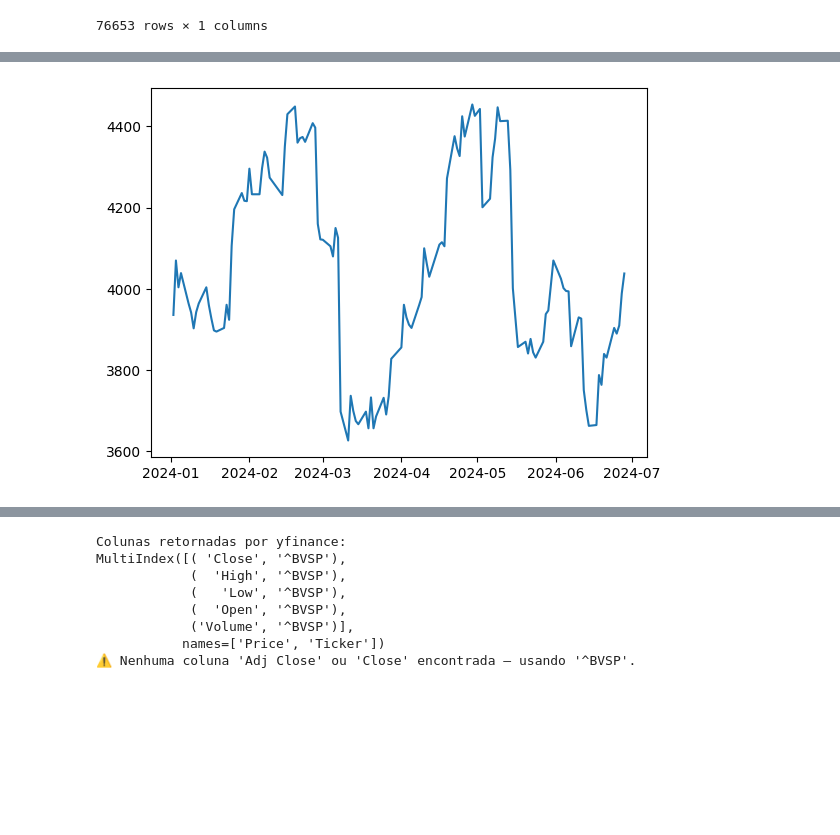
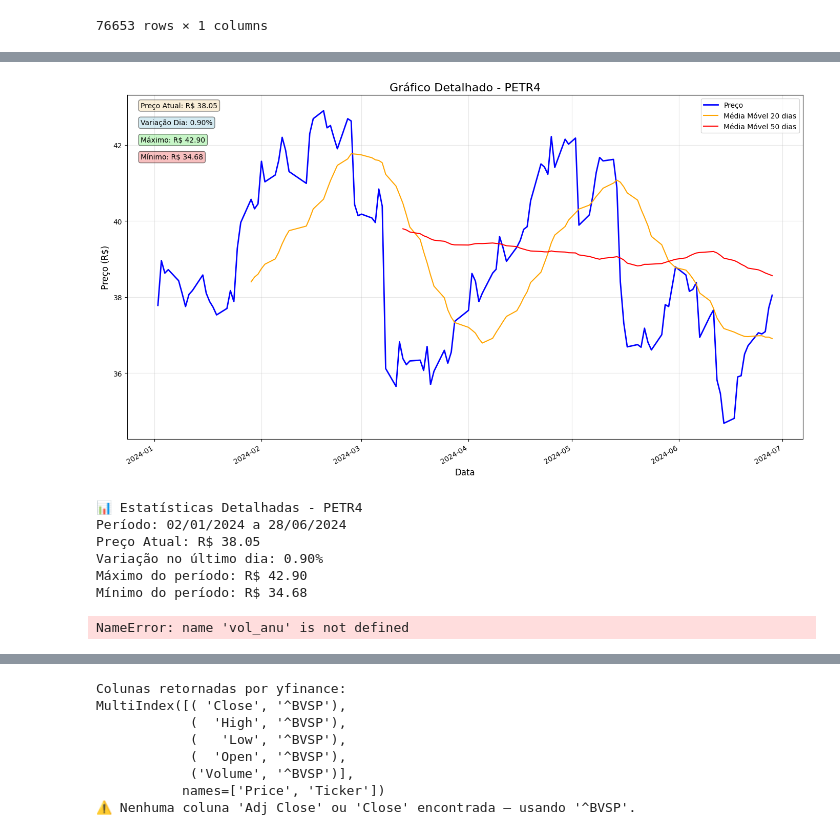
Before and after one commit to Ericdelucas/Inicia-o_Cientifica_BigData_and_DataScience, a Jupyter notebook: PARTE1.ipynb, the cells around one changed output, grey strips where cells are left out. Drawn from its saved outputs; the diff is of its cells as text; code cells hidden in the pictures; blank space fills up the shorter version.

Commit message:
preparação para amanha

```diff
--- a/PARTE1.ipynb
+++ b/PARTE1.ipynb
@@ -49,9 +201,67 @@ dfPETR3[["CODNEG","PREULT"]].groupby("CODNEG").mean()
 # %%
-import matplotlib.pyplot as plt
-eixoX=dfPETR3['Data Do Pregão']
-eixoY=dfPETR3['PREULT']
-plt.plot(eixoX,eixoY)
-plt.show()
+# Gráfico detalhado do PETR4 com mais informações
+ativo_exemplo = 'PETR4'
+
+if ativo_exemplo in df_fechamento.columns:
+    df_ativo = df_fechamento[[ativo_exemplo]].dropna().copy()
+
+    # Adicionar médias móveis
+    df_ativo['MA_20'] = df_ativo[ativo_exemplo].rolling(20).mean()
+    df_ativo['MA_50'] = df_ativo[ativo_exemplo].rolling(50).mean()
+
+    # Configurar o gráfico
+    plt.figure(figsize=(14, 8))
+
+    # Plotar preço e médias móveis
+    plt.plot(df_ativo.index, df_ativo[ativo_exemplo], label='Preço', linewidth=2, color='blue')
+    plt.plot(df_ativo.index, df_ativo['MA_20'], label='Média Móvel 20 dias', linewidth=1.5, color='orange')
+    plt.plot(df_ativo.index, df_ativo['MA_50'], label='Média Móvel 50 dias', linewidth=1.5, color='red')
+
+    # Configurações do gráfico
+    plt.title(f'Gráfico Detalhado - {ativo_exemplo}', fontsize=16)
+    plt.xlabel('Data', fontsize=12)
+    plt.ylabel('Preço (R$)', fontsize=12)
+    plt.legend(fontsize=10)
+    plt.grid(True, alpha=0.3)
+
+    # Formatar o eixo X para mostrar datas
+    plt.gcf().autofmt_xdate()
+
+    # Adicionar informações estatísticas
+    preco_atual = df_ativo[ativo_exemplo].iloc[-1]
+    variacao_dia = ((df_ativo[ativo_exemplo].iloc[-1] / df_ativo[ativo_exemplo].iloc[-2]) - 1) * 100
+    max_periodo = df_ativo[ativo_exemplo].max()
+    min_periodo = df_ativo[ativo_exemplo].min()
+
+    plt.text(0.02, 0.98, f'Preço Atual: R$ {preco_atual:.2f}', transform=plt.gca().transAxes,
+             fontsize=10, verticalalignment='top', bbox=dict(boxstyle='round', facecolor='wheat', alpha=0.5))
+    plt.text(0.02, 0.93, f'Variação Dia: {variacao_dia:.2f}%', transform=plt.gca().transAxes,
+             fontsize=10, verticalalignment='top', bbox=dict(boxstyle='round', facecolor='lightblue', alpha=0.5))
+    plt.text(0.02, 0.88, f'Máximo: R$ {max_periodo:.2f}', transform=plt.gca().transAxes,
+             fontsize=10, verticalalignment='top', bbox=dict(boxstyle='round', facecolor='lightgreen', alpha=0.5))
+    plt.text(0.02, 0.83, f'Mínimo: R$ {min_periodo:.2f}', transform=plt.gca().transAxes,
+             fontsize=10, verticalalignment='top', bbox=dict(boxstyle='round', facecolor='lightcoral', alpha=0.5))
+
+    plt.tight_layout()
+    plt.show()
+
+    # Estatísticas detalhadas
+    print(f"\n📊 Estatísticas Detalhadas - {ativo_exemplo}")
+    print(f"Período: {df_ativo.index[0].strftime('%d/%m/%Y')} a {df_ativo.index[-1].strftime('%d/%m/%Y')}")
+    print(f"Preço Atual: R$ {preco_atual:.2f}")
+    print(f"Variação no último dia: {variacao_dia:.2f}%")
+    print(f"Máximo do período: R$ {max_periodo:.2f}")
+    print(f"Mínimo do período: R$ {min_periodo:.2f}")
+    print(f"Volatilidade Anualizada: {vol_anu:.2%}")
+else:
+    print(f"Ativo {ativo_exemplo} não encontrado.")
 # %% [output]
-[figure, old version]
+[figure, new version]
+📊 Estatísticas Detalhadas - PETR4
+Período: 02/01/2024 a 28/06/2024
+Preço Atual: R$ 38.05
+Variação no último dia: 0.90%
+Máximo do período: R$ 42.90
+Mínimo do período: R$ 34.68
+NameError: name 'vol_anu' is not defined
 # %%
```
Also changed, not shown: parts of 5 cells of this notebook, 4 other files.
